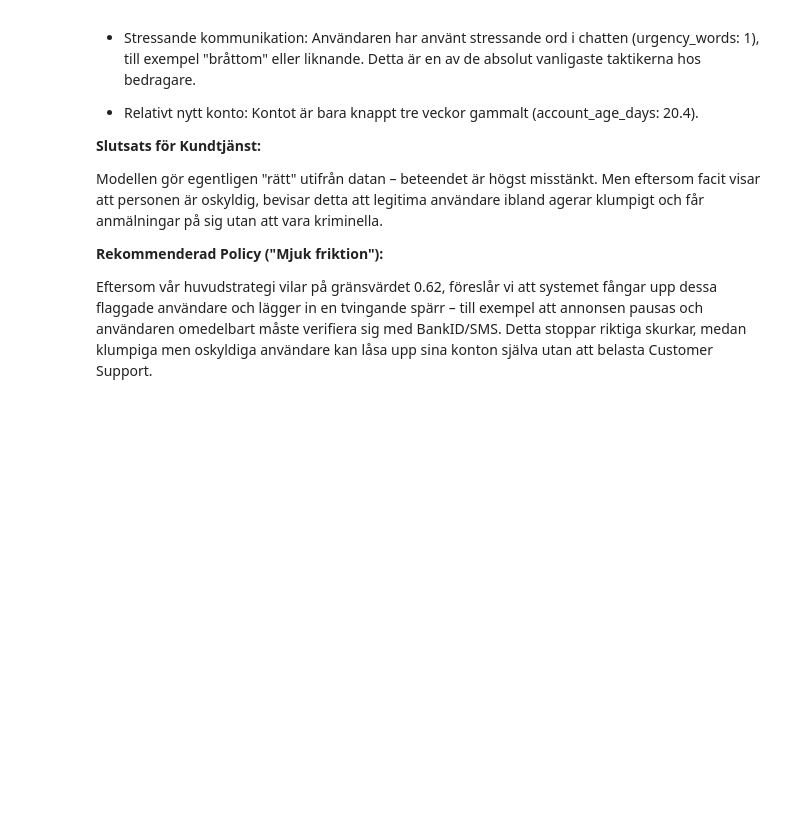
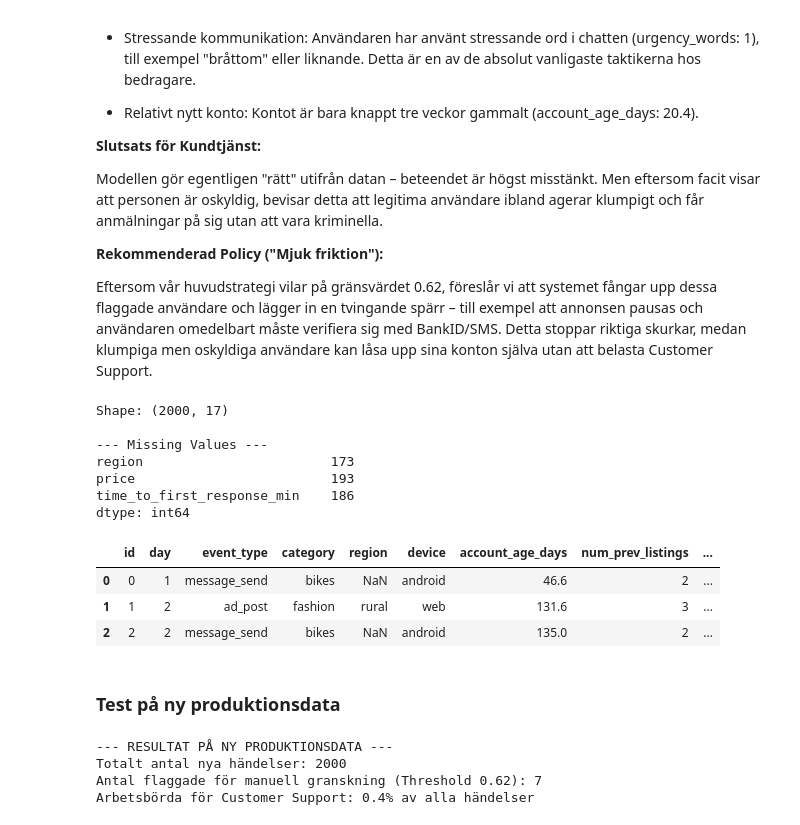
Before and after one commit to MarcusMorlock/Machine-Learning_Grupp4, a Jupyter notebook: report.ipynb, the cells around one changed output. Saved outputs shown, nothing was run; the diff lists cells and outputs as text; code cells hidden in the pictures; blank space fills up the shorter version.

Commit message:
added final test on new data

```diff
--- a/report.ipynb
+++ b/report.ipynb
@@ -483,3 +483,51 @@ Modellen gör egentligen "rätt" utifrån datan – beteendet är högst misstä
 **Rekommenderad Policy ("Mjuk friktion"):**
 
 Eftersom vår huvudstrategi vilar på gränsvärdet 0.62, föreslår vi att systemet fångar upp dessa flaggade användare och lägger in en tvingande spärr – till exempel att annonsen pausas och användaren omedelbart måste verifiera sig med BankID/SMS. Detta stoppar riktiga skurkar, medan klumpiga men oskyldiga användare kan låsa upp sina konton själva utan att belasta Customer Support.
+# %%
+import pandas as pd
+
+# Load the new data
+new_data = pd.read_csv('new_data.csv')
+
+# 1. Check the shape
+print("Shape:", new_data.shape)
+
+# 2. Check for missing values
+print("\n--- Missing Values ---")
+print(new_data.isnull().sum()[new_data.isnull().sum() > 0])
+
+# 3. Preview the data
+display(new_data.head(3))
+# %% [output]
+Shape: (2000, 17)
+
+--- Missing Values ---
+region                        173
+price                         193
+time_to_first_response_min    186
+dtype: int64
+|  | id | day | event_type | category | region | device | account_age_days | num_prev_listings | ... |
+| 0 | 0 | 1 | message_send | bikes | NaN | android | 46.6 | 2 | ... |
+| 1 | 1 | 2 | ad_post | fashion | rural | web | 131.6 | 3 | ... |
+| 2 | 2 | 2 | message_send | bikes | NaN | android | 135.0 | 2 | ... |
+# %% [markdown]
+### Test på ny produktionsdata
+# %%
+# 1. Skicka in den råa datan i er pipeline för att få sannolikheter
+# Pipelinen hanterar alla missing values automatiskt!
+y_prob_new = best_model.predict_proba(new_data)[:, 1]
+
+# 2. Applicera er affärsregel (Threshold = 0.62)
+vald_threshold = 0.62
+y_pred_new = (y_prob_new >= vald_threshold).astype(int)
+
+# 3. Resultat för presentationen
+print("--- RESULTAT PÅ NY PRODUKTIONSDATA ---")
+print(f"Totalt antal nya händelser: {len(new_data)}")
+print(f"Antal flaggade för manuell granskning (Threshold {vald_threshold}): {sum(y_pred_new)}")
+print(f"Arbetsbörda för Customer Support: {round((sum(y_pred_new)/len(new_data))*100, 1)}% av alla händelser")
+# %% [output]
+--- RESULTAT PÅ NY PRODUKTIONSDATA ---
+Totalt antal nya händelser: 2000
+Antal flaggade för manuell granskning (Threshold 0.62): 7
+Arbetsbörda för Customer Support: 0.4% av alla händelser
```
Also changed, not shown: parts of 1 cell of this notebook, 1 other file.
